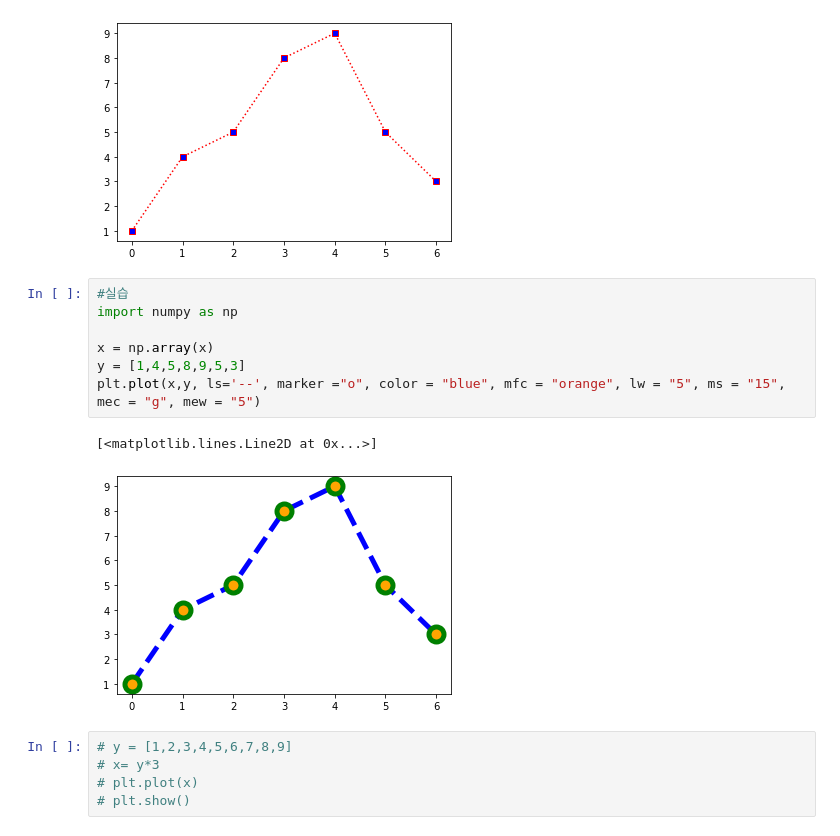
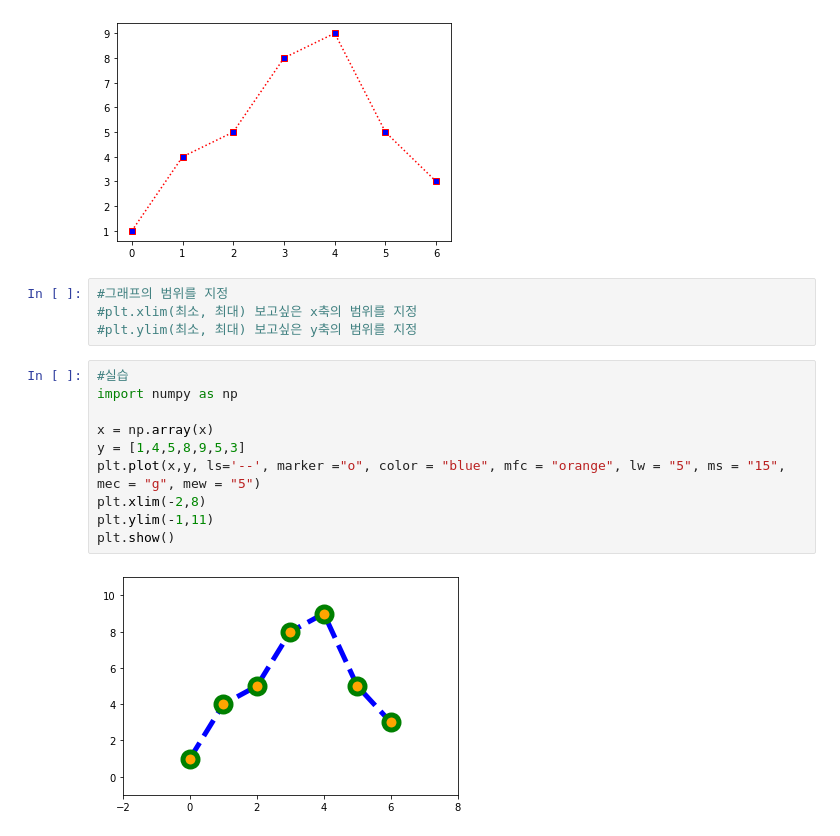
Before and after one commit to Hanmaesil/python-library, a Jupyter notebook: ex03_Matplotlib.ipynb, the cells around one changed output. Saved outputs shown, nothing was run; the diff lists cells and outputs as text.

```diff
--- a/ex03_Matplotlib.ipynb
+++ b/ex03_Matplotlib.ipynb
@@ -97,18 +97,19 @@ plt.plot(x,y, ls = ":", color = "red", marker = "s", mfc = "blue")
 # %% [output]
 [<matplotlib.lines.Line2D at 0x...>]
 [figure]
+# %%
+#그래프의 범위를 지정
+#plt.xlim(최소, 최대) 보고싶은 x축의 범위를 지정
+#plt.ylim(최소, 최대) 보고싶은 y축의 범위를 지정
 # %%
 #실습
 import numpy as np
 
 x = np.array(x)
 y = [1,4,5,8,9,5,3]
 plt.plot(x,y, ls='--', marker ="o", color = "blue", mfc = "orange", lw = "5", ms = "15", mec = "g", mew = "5")
+plt.xlim(-2,8)
+plt.ylim(-1,11)
+plt.show()
 # %% [output]
-[<matplotlib.lines.Line2D at 0x...>]
-[figure, old version]
+[figure, new version]
-# %%
-# y = [1,2,3,4,5,6,7,8,9]
-# x= y*3
-# plt.plot(x)
-# plt.show()
```
Also changed, not shown: parts of 43 cells of this notebook.
